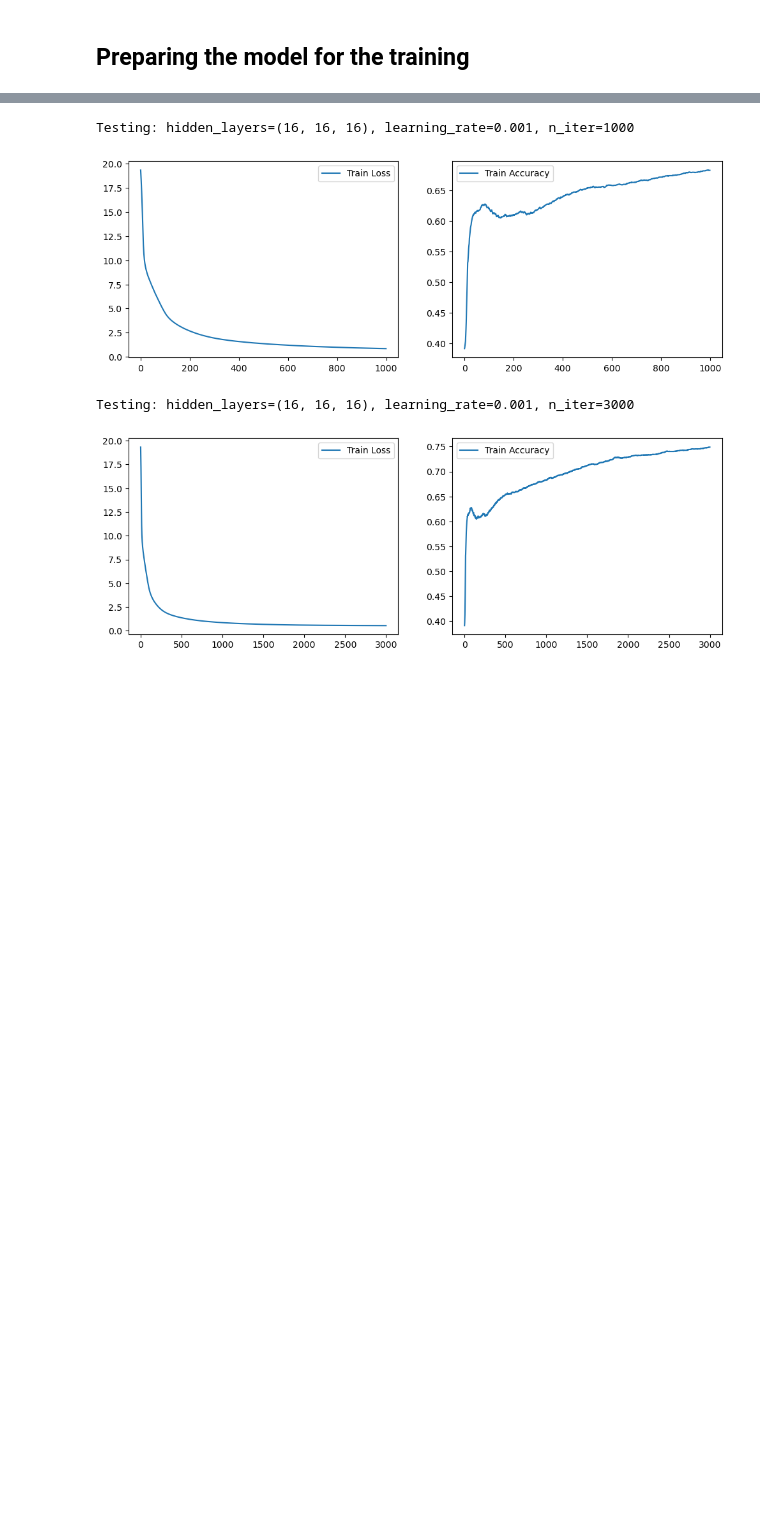
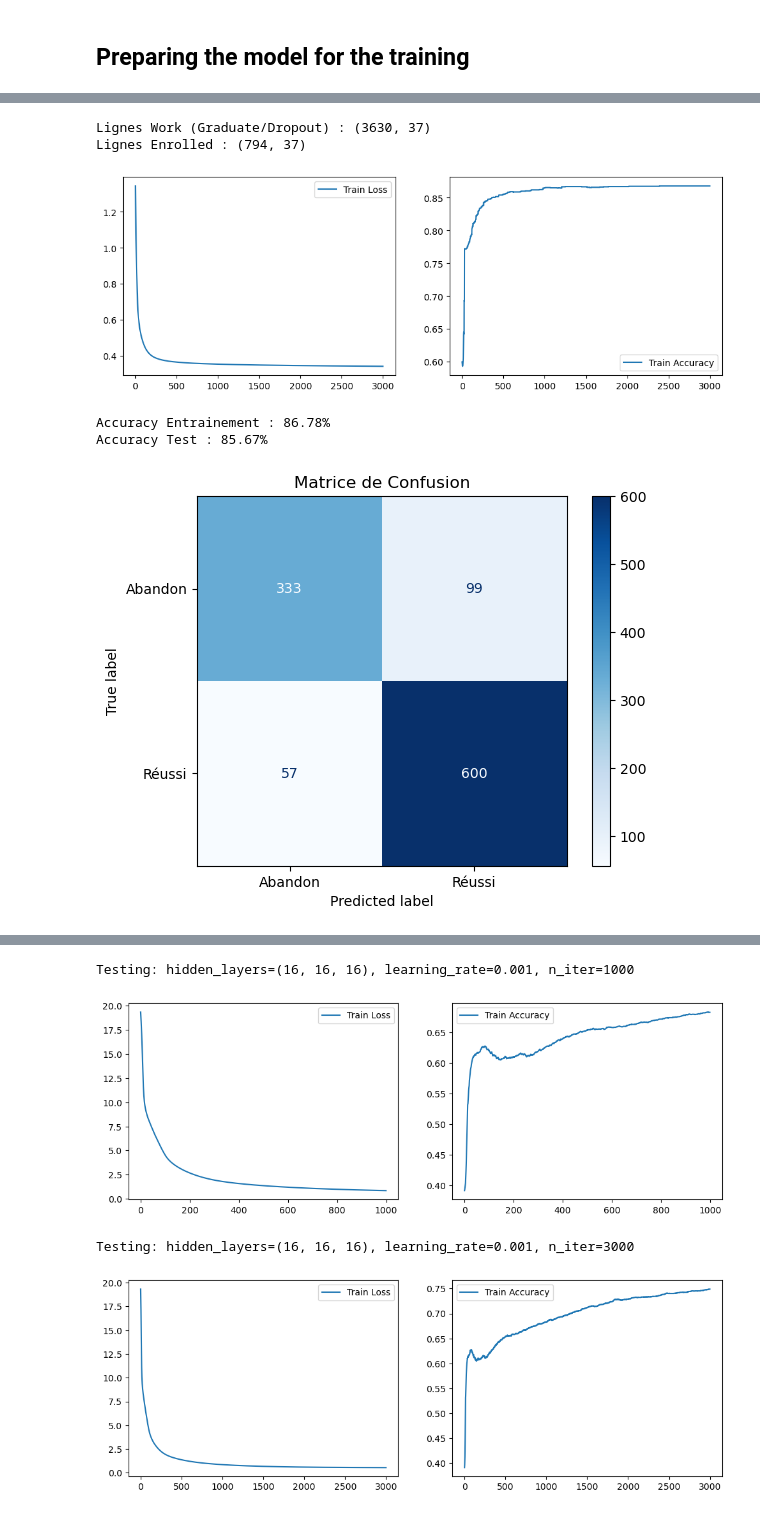
Before and after one commit to Feinst69/ANN-playground, a Jupyter notebook: data_explo.ipynb, the cells around one changed output, grey strips where cells are left out. Cells and saved outputs as stored; diff of their text form; code cells hidden in the pictures; blank space fills up the shorter version.

```diff
--- a/data_explo.ipynb
+++ b/data_explo.ipynb
@@ -140,0 +164,77 @@ Précision sur le test : 0.8044077134986226
+# %%
+# Imports
+import pandas as pd
+from sklearn.model_selection import train_test_split
+from sklearn.preprocessing import StandardScaler
+from sklearn.metrics import accuracy_score, confusion_matrix, ConfusionMatrixDisplay
+import matplotlib.pyplot as plt
+from MLP_class import MLP
+
+# 1. Charger les données
+df = pd.read_csv('data/data.csv', sep=';')
+
+# 2. Séparer en deux parties
+df_work = df[df['Target'] != 'Enrolled'].copy()
+df_enrolled = df[df['Target'] == 'Enrolled'].copy()
+
+print(f"Lignes Work (Graduate/Dropout) : {df_work.shape}")
+print(f"Lignes Enrolled : {df_enrolled.shape}")
+
+# 3. Définir les 4 colonnes sélectionnées
+selected_features = [
+    'Curricular units 1st sem (approved)',
+    'Curricular units 1st sem (grade)',
+    'Tuition fees up to date',
+    'Scholarship holder'
+]
+
+# 4. Préparer X et y pour entraîner
+X = df_work[selected_features]
+y = df_work['Target'].apply(lambda x: 1 if x == 'Graduate' else 0)
+
+# 5. Standardiser
+scaler = StandardScaler()
+X_scaled = scaler.fit_transform(X)
+
+# 6. Split train/test
+X_train, X_test, y_train, y_test = train_test_split(X_scaled, y, test_size=0.3, random_state=0)
+
+# 7. Reshape pour le MLP
+X_train = X_train.T
+X_test = X_test.T
+y_train = y_train.values.reshape(1, -1)
+y_test = y_test.values.reshape(1, -1)
+
+# 8. Entraîner le MLP
+mlp = MLP(input_dim=X_train.shape[0], output_dim=1, hidden_layers=(16,), learning_rate=0.01, n_iter=3000)
+
+history = mlp.fit(X_train, y_train)
+
+# 9. Prédictions
+y_pred_train = mlp.predict(X_train)
+y_pred_test = mlp.predict(X_test)
+
+# 10. Évaluer
+print(f"Accuracy Entrainement : {accuracy_score(y_train.flatten(), y_pred_train.flatten()):.2%}")
+print(f"Accuracy Test : {accuracy_score(y_test.flatten(), y_pred_test.flatten()):.2%}")
+
+# 11. Afficher la matrice de confusion
+cm = confusion_matrix(y_test.flatten(), y_pred_test.flatten())
+disp = ConfusionMatrixDisplay(confusion_matrix=cm, display_labels=["Abandon", "Réussi"])
+disp.plot(cmap='Blues')
+plt.title("Matrice de Confusion")
+plt.show()
+
+# 12. Prédire sur les étudiants Enrolled
+X_enrolled = df_enrolled[selected_features]
+X_enrolled_scaled = scaler.transform(X_enrolled)
+X_enrolled_scaled = X_enrolled_scaled.T
+
+y_pred_enrolled = mlp.predict(X_enrolled_scaled)
+# %% [output]
+Lignes Work (Graduate/Dropout) : (3630, 37)
+Lignes Enrolled : (794, 37)
+[figure, added]
+Accuracy Entrainement : 86.78%
+Accuracy Test : 85.67%
+[figure, added]
```
Also changed, not shown: parts of 14 cells of this notebook.
